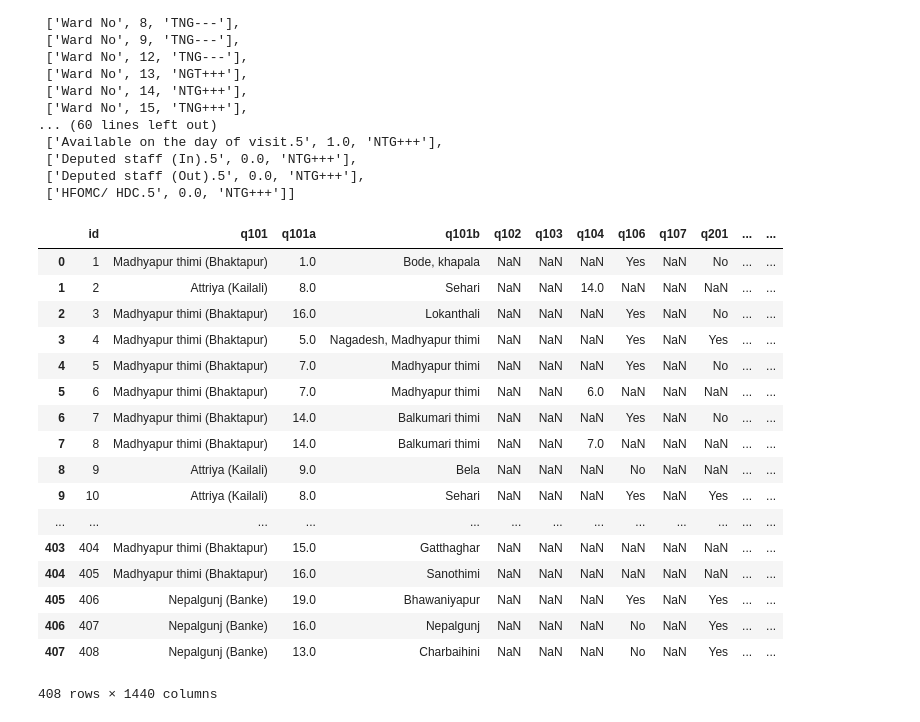
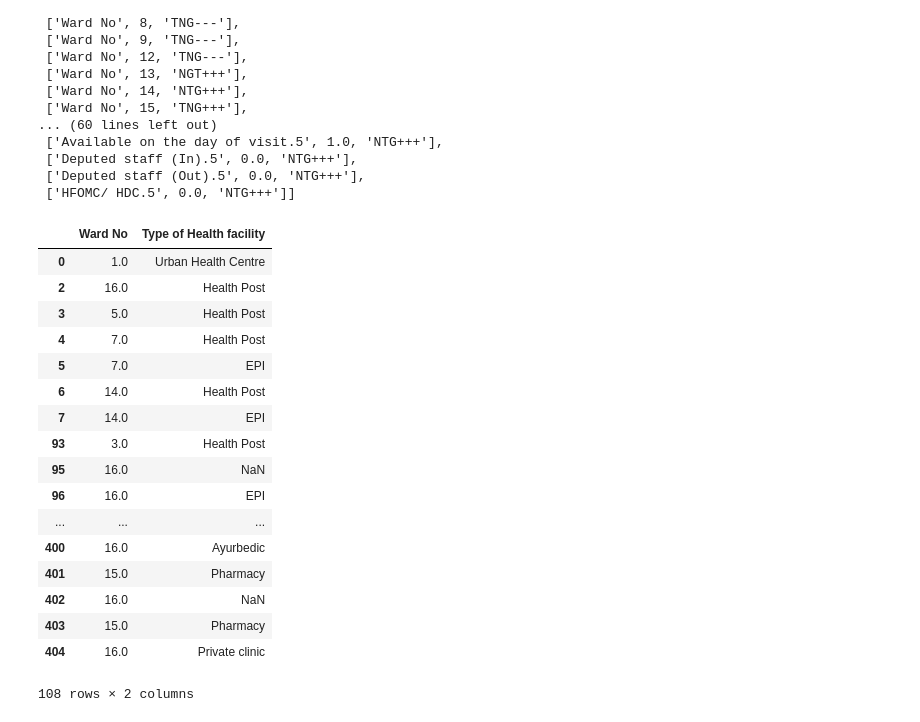
Before and after one commit to kaushu42/everest-hack-the-end, a Jupyter notebook: notebooks/Untitled.ipynb, the cells around one changed output. Saved outputs shown, nothing was run; the diff lists cells and outputs as text; code cells hidden in the pictures.

```diff
--- a/notebooks/Untitled.ipynb
+++ b/notebooks/Untitled.ipynb
@@ -448,26 +448,30 @@ corr
  ['Deputed staff (Out).5', 0.0, 'NTG+++'],
  ['HFOMC/ HDC.5', 0.0, 'NTG+++']]
 # %%
-df = pd.read_csv("mapped_data.csv")
+df = pd.read_csv("kaushal.csv")
+# %%
+df = df[df["Name of Municipalities?"]=="Madhyapur thimi (Bhaktapur)"]
+# %%
+df = df[["Ward No","Type of Health facility"]]
 # %%
-df.columns =
+df
 # %% [output]
-|  | id | q101 | q101a | q101b | q102 | q103 | q104 | q106 | q107 | q201 | ... | ... |
-| 0 | 1 | Madhyapur thimi (Bhaktapur) | 1.0 | Bode, khapala | NaN | NaN | NaN | Yes | NaN | No | ... | ... |
-| 1 | 2 | Attriya (Kailali) | 8.0 | Sehari | NaN | NaN | 14.0 | NaN | NaN | NaN | ... | ... |
-| 2 | 3 | Madhyapur thimi (Bhaktapur) | 16.0 | Lokanthali | NaN | NaN | NaN | Yes | NaN | No | ... | ... |
-| 3 | 4 | Madhyapur thimi (Bhaktapur) | 5.0 | Nagadesh, Madhyapur thimi | NaN | NaN | NaN | Yes | NaN | Yes | ... | ... |
-| 4 | 5 | Madhyapur thimi (Bhaktapur) | 7.0 | Madhyapur thimi | NaN | NaN | NaN | Yes | NaN | No | ... | ... |
-| 5 | 6 | Madhyapur thimi (Bhaktapur) | 7.0 | Madhyapur thimi | NaN | NaN | 6.0 | NaN | NaN | NaN | ... | ... |
-| 6 | 7 | Madhyapur thimi (Bhaktapur) | 14.0 | Balkumari thimi | NaN | NaN | NaN | Yes | NaN | No | ... | ... |
-| 7 | 8 | Madhyapur thimi (Bhaktapur) | 14.0 | Balkumari thimi | NaN | NaN | 7.0 | NaN | NaN | NaN | ... | ... |
-| 8 | 9 | Attriya (Kailali) | 9.0 | Bela | NaN | NaN | NaN | No | NaN | NaN | ... | ... |
-| 9 | 10 | Attriya (Kailali) | 8.0 | Sehari | NaN | NaN | NaN | Yes | NaN | Yes | ... | ... |
-| ... | ... | ... | ... | ... | ... | ... | ... | ... | ... | ... | ... | ... |
-| 403 | 404 | Madhyapur thimi (Bhaktapur) | 15.0 | Gatthaghar | NaN | NaN | NaN | NaN | NaN | NaN | ... | ... |
-| 404 | 405 | Madhyapur thimi (Bhaktapur) | 16.0 | Sanothimi | NaN | NaN | NaN | NaN | NaN | NaN | ... | ... |
-| 405 | 406 | Nepalgunj (Banke) | 19.0 | Bhawaniyapur | NaN | NaN | NaN | Yes | NaN | Yes | ... | ... |
-| 406 | 407 | Nepalgunj (Banke) | 16.0 | Nepalgunj | NaN | NaN | NaN | No | NaN | Yes | ... | ... |
-| 407 | 408 | Nepalgunj (Banke) | 13.0 | Charbaihini | NaN | NaN | NaN | No | NaN | Yes | ... | ... |
+|  | Ward No | Type of Health facility |
+| 0 | 1.0 | Urban Health Centre |
+| 2 | 16.0 | Health Post |
+| 3 | 5.0 | Health Post |
+| 4 | 7.0 | Health Post |
+| 5 | 7.0 | EPI |
+| 6 | 14.0 | Health Post |
+| 7 | 14.0 | EPI |
+| 93 | 3.0 | Health Post |
+| 95 | 16.0 | NaN |
+| 96 | 16.0 | EPI |
+| ... | ... | ... |
+| 400 | 16.0 | Ayurbedic |
+| 401 | 15.0 | Pharmacy |
+| 402 | 16.0 | NaN |
+| 403 | 15.0 | Pharmacy |
+| 404 | 16.0 | Private clinic |
-408 rows × 1440 columns
+108 rows × 2 columns
 # %%
```
Also changed, not shown: parts of 6 cells of this notebook, 1 other file.
